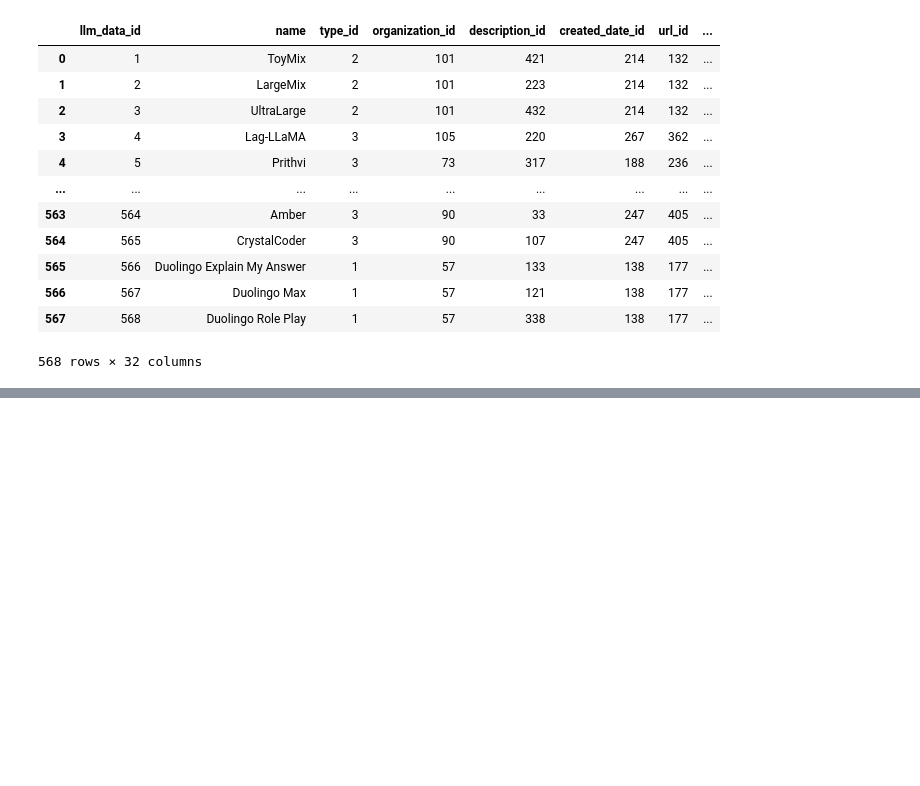
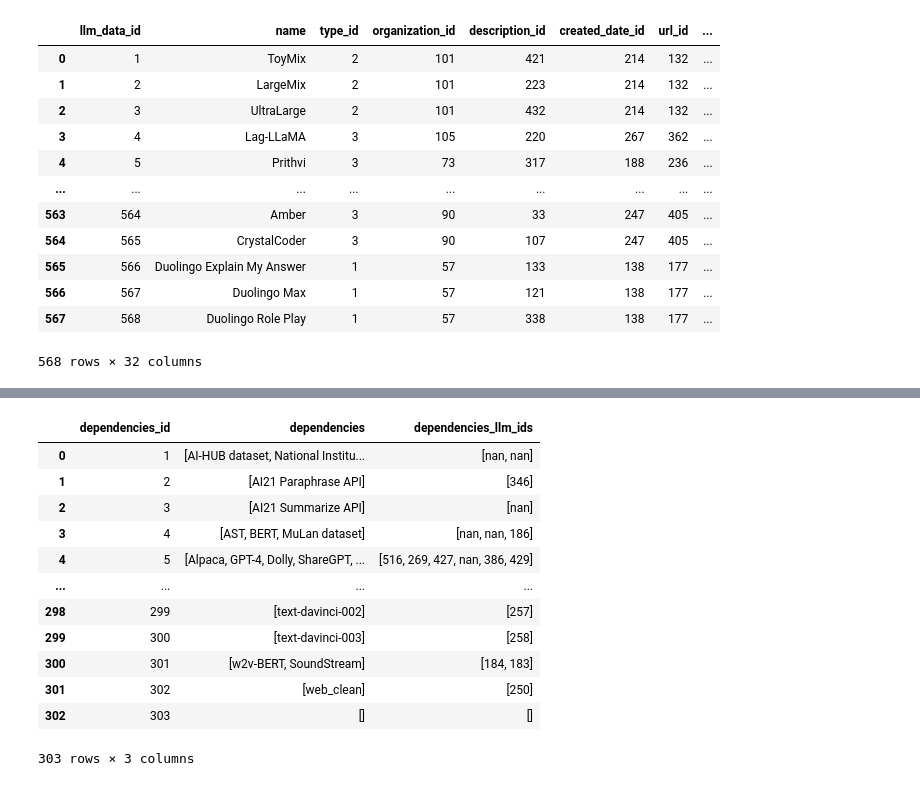
Before and after one commit to big-byte-theory/Lighthouse, a Jupyter notebook: cleaned_tables/TestDBTables/CleanDataTest.ipynb, the cells around one changed output, grey strips where cells are left out. Drawn from its saved outputs; the diff is of its cells as text; code cells hidden in the pictures; blank space fills up the shorter version.

Commit message:
mapped dependency ids to llm_table ids

```diff
--- a/cleaned_tables/TestDBTables/CleanDataTest.ipynb
+++ b/cleaned_tables/TestDBTables/CleanDataTest.ipynb
@@ -111,7 +111,11 @@ modality_table = clean_assets[['modality_id', 'modality']].drop_duplicates().sor
 size_table = clean_assets[['size_id', 'size']].drop_duplicates().sort_values(by='size_id').reset_index(drop=True)
 sample_table = clean_assets[['sample_id', 'sample']].drop_duplicates().sort_values(by='sample_id').reset_index(drop=True)
 analysis_table = clean_assets[['analysis_id', 'analysis']].drop_duplicates().sort_values(by='analysis_id').reset_index(drop=True)
+
 dependencies_table = clean_assets[['dependencies_id', 'dependencies']].drop_duplicates().sort_values(by='dependencies_id').reset_index(drop=True)
+#make dependencies a list of strings
+dependencies_table.dependencies = dependencies_table.dependencies.apply(literal_eval)
+
 included_table = clean_assets[['included_id', 'included']].drop_duplicates().sort_values(by='included_id').reset_index(drop=True)
 excluded_table = clean_assets[['excluded_id', 'excluded']].drop_duplicates().sort_values(by='excluded_id').reset_index(drop=True)
 quality_control_table = clean_assets[['quality_control_id', 'quality_control']].drop_duplicates().sort_values(by='quality_control_id').reset_index(drop=True)
@@ -150,3 +170,42 @@ llm_table
+# %%
+#map llm_ids to dependency list
+def get_dependency_id(dependencies_table, llm_table):
+    mapped_dependencies = []
+
+    for index, row in dependencies_table.iterrows():
+        dependencies_list = row['dependencies']
+        dependencies_llm_ids = []
+
+        for dependency in dependencies_list:
+
+            # Check if dependency exists in the LLM dataset
+            llm_match = llm_table[llm_table['name'] == dependency]
+
+            if not llm_match.empty:
+                dependencies_llm_ids.append(llm_match['llm_data_id'].iloc[0])
+            else:
+                dependencies_llm_ids.append(np.nan)
+
+        mapped_dependencies.append(dependencies_llm_ids)
+    dependencies_table['dependencies_llm_ids'] = mapped_dependencies
+    return dependencies_table
+
+dependencies_table = get_dependency_id(dependencies_table, llm_table)
+dependencies_table
+# %% [output]
+|  | dependencies_id | dependencies | dependencies_llm_ids |
+| 0 | 1 | [AI-HUB dataset, National Institu... | [nan, nan] |
+| 1 | 2 | [AI21 Paraphrase API] | [346] |
+| 2 | 3 | [AI21 Summarize API] | [nan] |
+| 3 | 4 | [AST, BERT, MuLan dataset] | [nan, nan, 186] |
+| 4 | 5 | [Alpaca, GPT-4, Dolly, ShareGPT, ... | [516, 269, 427, nan, 386, 429] |
+| ... | ... | ... | ... |
+| 298 | 299 | [text-davinci-002] | [257] |
+| 299 | 300 | [text-davinci-003] | [258] |
+| 300 | 301 | [w2v-BERT, SoundStream] | [184, 183] |
+| 301 | 302 | [web_clean] | [250] |
+| 302 | 303 | [] | [] |
+303 rows × 3 columns
 # %%
 # Saving each table to a CSV file
 llm_table.to_csv('llm_table.csv', index=False)
```
Also changed, not shown: parts of 3 cells of this notebook, 1 other file.
